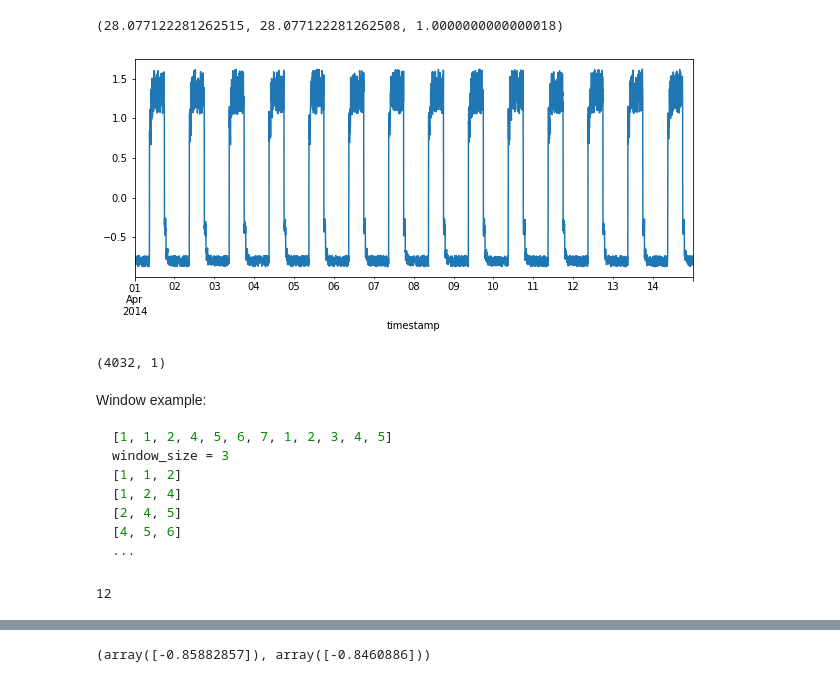
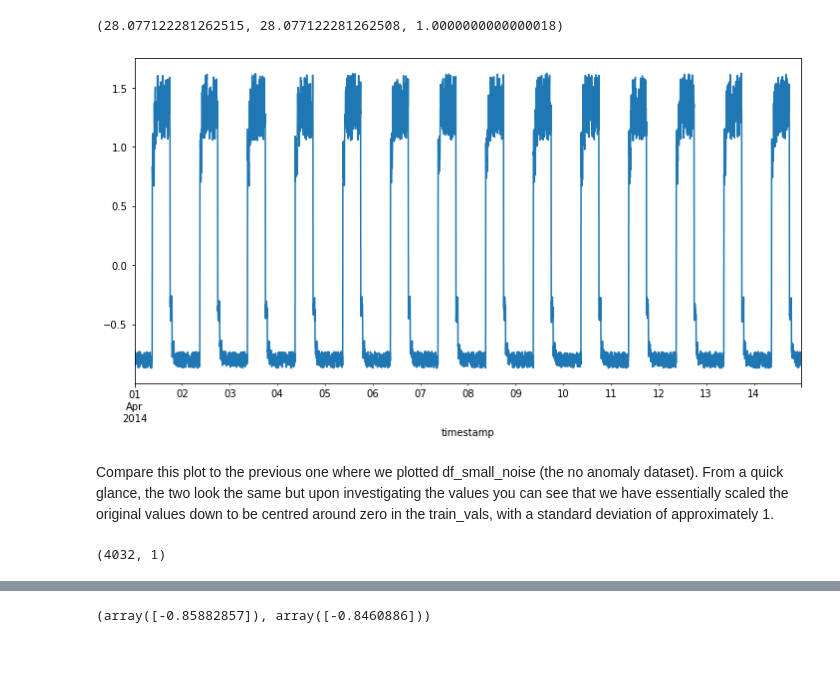
Before and after one commit to G00398258/machinelearningstats-portfolio, a Jupyter notebook: keras-time-series-anomaly.ipynb, the cells around one changed output, grey strips where cells are left out. Saved outputs shown, nothing was run; the diff lists cells and outputs as text; code cells hidden in the pictures; blank space fills up the shorter version.

Commit message:
Working down through pre-processing section

````diff
--- a/keras-time-series-anomaly.ipynb
+++ b/keras-time-series-anomaly.ipynb
@@ -210,11 +217,13 @@ df_small_noise['value'].std(), df_small_noise['less_mean'].std(), df_small_noise
 # %% [output]
 (28.077122281262515, 28.077122281262508, 1.0000000000000018)
 # %%
-#
-fig, ax = plt.subplots(figsize=(10,4))
+# setting figsize
+fig, ax = plt.subplots(figsize=(12,6))
 
-# Use pandas to plot data frame.
+# Plotting the train_vals data frame with pandas
 df_train_vals.plot(legend=False, ax=ax);
 # %% [output]
-[figure, old version]
+[figure, new version]
+# %% [markdown]
+Compare this plot to the previous one where we plotted df_small_noise (the no anomaly dataset). From a quick glance, the two look the same but upon investigating the values you can see that we have essentially scaled the original values down to be centred around zero in the train_vals, with a standard deviation of approximately 1.
 # %%
@@ -227,22 +237 @@ df_train_vals.shape
 window_size = 288
-# %% [markdown]
-Window example:
-
-```python
-[1, 1, 2, 4, 5, 6, 7, 1, 2, 3, 4, 5]
-window_size = 3
-[1, 1, 2]
-[1, 2, 4]
-[2, 4, 5]
-[4, 5, 6]
-...
-```
-# %%
-# Window list example.
-L = [1, 1, 2, 4, 5, 6, 7, 1, 2, 3, 4, 5]
-# Example window size.
-win_size = 3
-# Length of L.
-len(L)
-# %% [output]
-12
````
Also changed, not shown: parts of 40 cells of this notebook.
